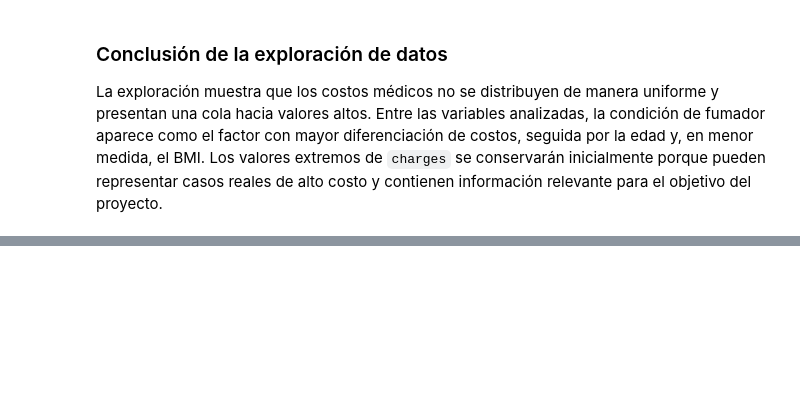
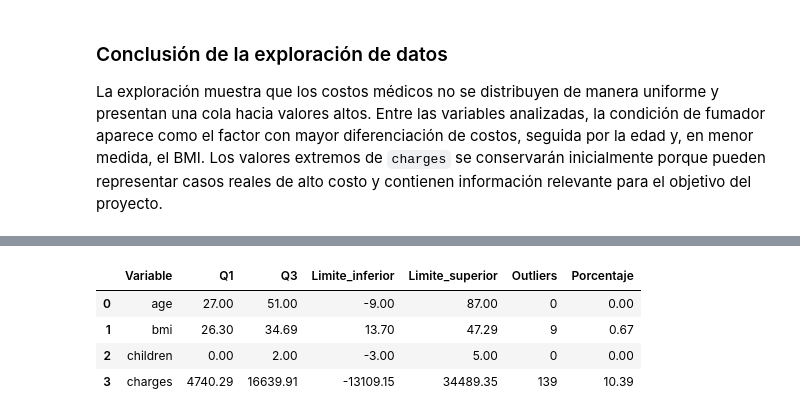
Before and after one commit to federico2018lc/Estudio_Dataset_MedicalCostPersonal-Datasets_Kaggle, a Jupyter notebook: modulo2AnalistaDatos.ipynb, the cells around one changed output, grey strips where cells are left out. Saved outputs shown, nothing was run; the diff lists cells and outputs as text; code cells hidden in the pictures; blank space fills up the shorter version.

```diff
--- a/modulo2AnalistaDatos.ipynb
+++ b/modulo2AnalistaDatos.ipynb
@@ -364,0 +552,11 @@ Los boxplots muestran que `age` y `children` no presentan valores extremos espec
+# %%
+# Resumen de charges por categoría
+for col in ["sex", "smoker", "region"]:
+    resumen = (
+        df.groupby(col)["charges"]
+          .agg(["count", "mean", "median"])
+          .round(2)
+          .sort_values("mean", ascending=False)
+    )
+    print(f"\n--- CHARGES SEGÚN {col.upper()} ---")
+    display(resumen)
@@ -478,0 +730,5 @@ _Completar a partir de los resultados obtenidos._
+# %%
+#4. Consistencia en variables categóricas
+print("\n--- VALORES ÚNICOS EN CATEGÓRICAS ---")
+for col in ['sex', 'smoker', 'region']:
+    print(f"Columna '{col}': {df[col].unique()}")
@@ -478,0 +782,33 @@ _Completar a partir de los resultados obtenidos._
+# %%
+# Detección de posibles outliers mediante el criterio IQR
+variables_numericas = ["age", "bmi", "children", "charges"]
+resumen_outliers = []
+
+for col in variables_numericas:
+    q1 = df[col].quantile(0.25)
+    q3 = df[col].quantile(0.75)
+    iqr = q3 - q1
+    limite_inf = q1 - 1.5 * iqr
+    limite_sup = q3 + 1.5 * iqr
+
+    mascara = (df[col] < limite_inf) | (df[col] > limite_sup)
+    cantidad = mascara.sum()
+
+    resumen_outliers.append({
+        "Variable": col,
+        "Q1": round(q1, 2),
+        "Q3": round(q3, 2),
+        "Limite_inferior": round(limite_inf, 2),
+        "Limite_superior": round(limite_sup, 2),
+        "Outliers": int(cantidad),
+        "Porcentaje": round(cantidad / len(df) * 100, 2)
+    })
+
+resumen_outliers = pd.DataFrame(resumen_outliers)
+display(resumen_outliers)
+# %% [output]
+|  | Variable | Q1 | Q3 | Limite_inferior | Limite_superior | Outliers | Porcentaje |
+| 0 | age | 27.00 | 51.00 | -9.00 | 87.00 | 0 | 0.00 |
+| 1 | bmi | 26.30 | 34.69 | 13.70 | 47.29 | 9 | 0.67 |
+| 2 | children | 0.00 | 2.00 | -3.00 | 5.00 | 0 | 0.00 |
+| 3 | charges | 4740.29 | 16639.91 | -13109.15 | 34489.35 | 139 | 10.39 |
```
Also changed, not shown: parts of 50 cells of this notebook.
